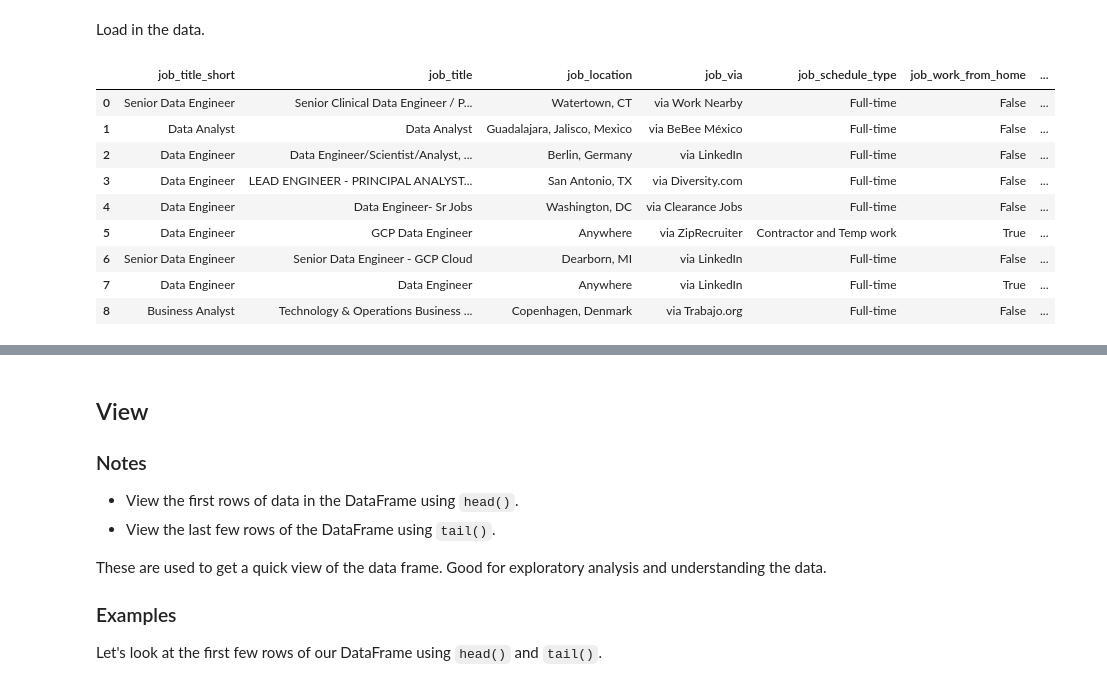
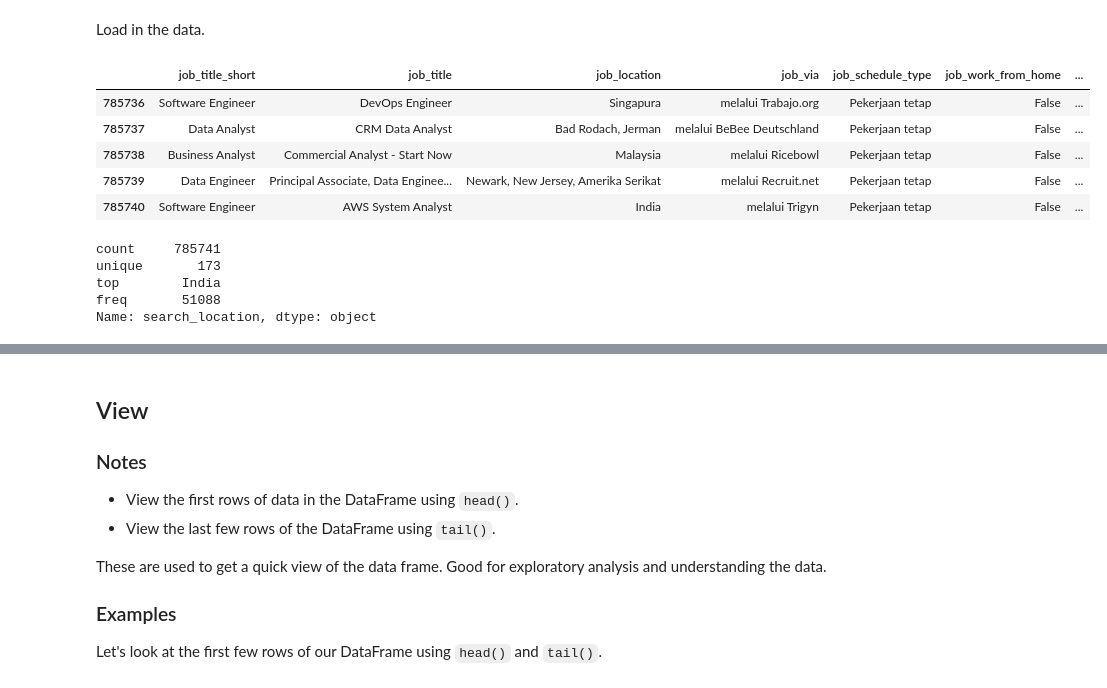
Before and after one commit to ramtinscripts/Python_Data_Analytics_Course, a Jupyter notebook: 1_Basics/24_Pandas_Inspection.ipynb, the cells around one changed output, grey strips where cells are left out. Drawn from its saved outputs; the diff is of its cells as text; code cells hidden in the pictures.

```diff
--- a/1_Basics/24_Pandas_Inspection.ipynb
+++ b/1_Basics/24_Pandas_Inspection.ipynb
@@ -20,16 +20,22 @@ df = dataset['train'].to_pandas()
 # %%
 import pandas as pd
 df=pd.read_csv("../data_jobs.csv")
-# %%
-df.head(9)
-# %% [output]
-|  | job_title_short | job_title | job_location | job_via | job_schedule_type | job_work_from_home | ... |
-| 0 | Senior Data Engineer | Senior Clinical Data Engineer / P... | Watertown, CT | via Work Nearby | Full-time | False | ... |
-| 1 | Data Analyst | Data Analyst | Guadalajara, Jalisco, Mexico | via BeBee México | Full-time | False | ... |
-| 2 | Data Engineer | Data Engineer/Scientist/Analyst, ... | Berlin, Germany | via LinkedIn | Full-time | False | ... |
-| 3 | Data Engineer | LEAD ENGINEER - PRINCIPAL ANALYST... | San Antonio, TX | via Diversity.com | Full-time | False | ... |
-| 4 | Data Engineer | Data Engineer- Sr Jobs | Washington, DC | via Clearance Jobs | Full-time | False | ... |
-| 5 | Data Engineer | GCP Data Engineer | Anywhere | via ZipRecruiter | Contractor and Temp work | True | ... |
-| 6 | Senior Data Engineer | Senior Data Engineer - GCP Cloud | Dearborn, MI | via LinkedIn | Full-time | False | ... |
-| 7 | Data Engineer | Data Engineer | Anywhere | via LinkedIn | Full-time | True | ... |
-| 8 | Business Analyst | Technology & Operations Business ... | Copenhagen, Denmark | via Trabajo.org | Full-time | False | ... |
+# %%
+df.tail()
+# %% [output]
+|  | job_title_short | job_title | job_location | job_via | job_schedule_type | job_work_from_home | ... |
+| 785736 | Software Engineer | DevOps Engineer | Singapura | melalui Trabajo.org | Pekerjaan tetap | False | ... |
+| 785737 | Data Analyst | CRM Data Analyst | Bad Rodach, Jerman | melalui BeBee Deutschland | Pekerjaan tetap | False | ... |
+| 785738 | Business Analyst | Commercial Analyst - Start Now | Malaysia | melalui Ricebowl | Pekerjaan tetap | False | ... |
+| 785739 | Data Engineer | Principal Associate, Data Enginee... | Newark, New Jersey, Amerika Serikat | melalui Recruit.net | Pekerjaan tetap | False | ... |
+| 785740 | Software Engineer | AWS System Analyst | India | melalui Trigyn | Pekerjaan tetap | False | ... |
+# %%
+df.loc[:,"salary_year_avg"].describe()
+df.describe(include='all')
+df.loc[:,"search_location"].describe()
+# %% [output]
+count     785741
+unique       173
+top        India
+freq       51088
+Name: search_location, dtype: object
```
Also changed, not shown: parts of 5 cells of this notebook, 1 other file.
